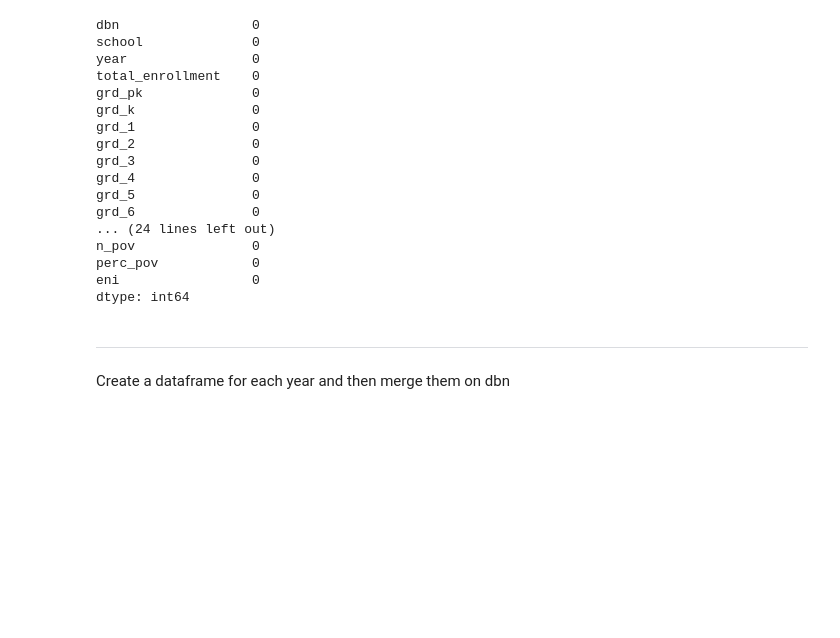
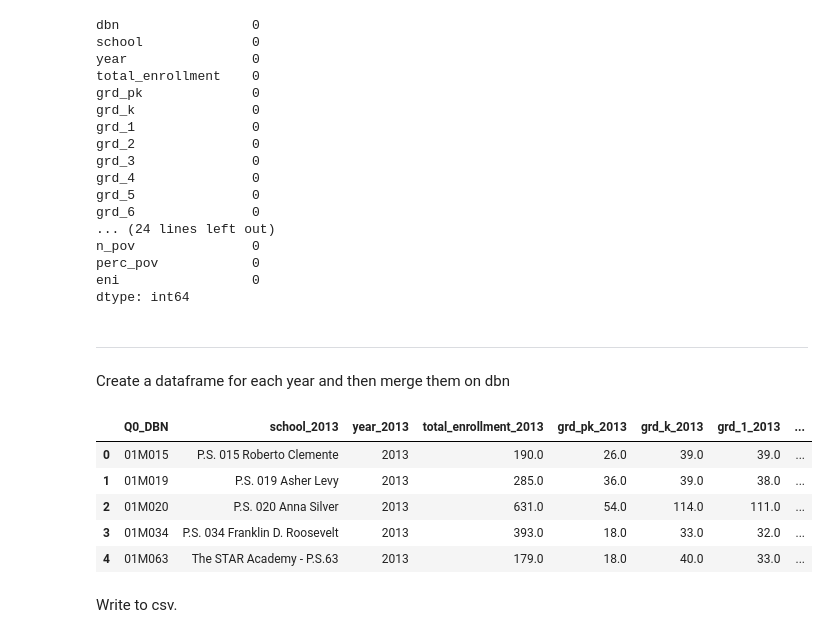
Before and after one commit to Ecboxer/art_education, a Jupyter notebook: demographics.ipynb, the cells around one changed output. Drawn from its saved outputs; the diff is of its cells as text; code cells hidden in the pictures; blank space fills up the shorter version.

```diff
--- a/demographics.ipynb
+++ b/demographics.ipynb
@@ -63,3 +63,28 @@ dtype: int64
 ***
 # %% [markdown]
 Create a dataframe for each year and then merge them on dbn
+# %%
+def clean_year(x): #Take the first year from the school year column
+    return x[:4]
+df['year'] = df['year'].apply(lambda x: clean_year(x))
+# %%
+years = df['year'].unique()
+init_cols = {i: i + '_2013' for i in df.columns if i != 'dbn'}
+for i,y in enumerate(years):
+    if i == 0:
+        df_merged = df[df['year'] == y]
+    else:
+        df_merged = pd.merge(df_merged, df[df['year'] == y], how='outer', on='dbn', suffixes=['', '_{}'.format(years[i])])
+df_merged.rename(index=str, columns=init_cols, inplace=True)
+df_merged.rename(index=str, columns={'dbn': 'Q0_DBN'}, inplace=True)
+#To match the art program dataset
+df_merged.head()
+# %% [output]
+|  | Q0_DBN | school_2013 | year_2013 | total_enrollment_2013 | grd_pk_2013 | grd_k_2013 | grd_1_2013 | ... |
+| 0 | 01M015 | P.S. 015 Roberto Clemente | 2013 | 190.0 | 26.0 | 39.0 | 39.0 | ... |
+| 1 | 01M019 | P.S. 019 Asher Levy | 2013 | 285.0 | 36.0 | 39.0 | 38.0 | ... |
+| 2 | 01M020 | P.S. 020 Anna Silver | 2013 | 631.0 | 54.0 | 114.0 | 111.0 | ... |
+| 3 | 01M034 | P.S. 034 Franklin D. Roosevelt | 2013 | 393.0 | 18.0 | 33.0 | 32.0 | ... |
+| 4 | 01M063 | The STAR Academy - P.S.63 | 2013 | 179.0 | 18.0 | 40.0 | 33.0 | ... |
+# %% [markdown]
+Write to csv.
```
Also changed, not shown: parts of 1 cell of this notebook, 1 other file.
